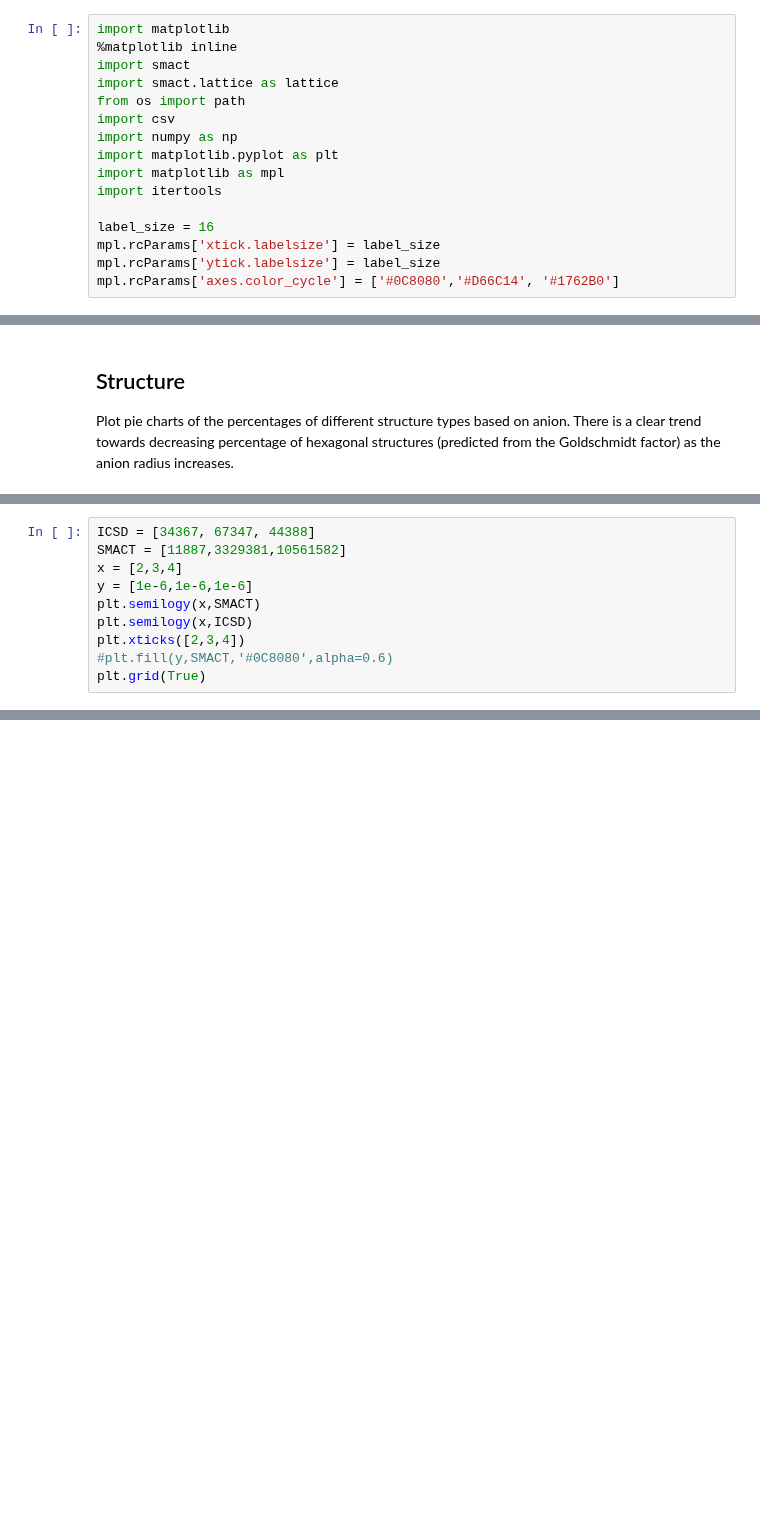
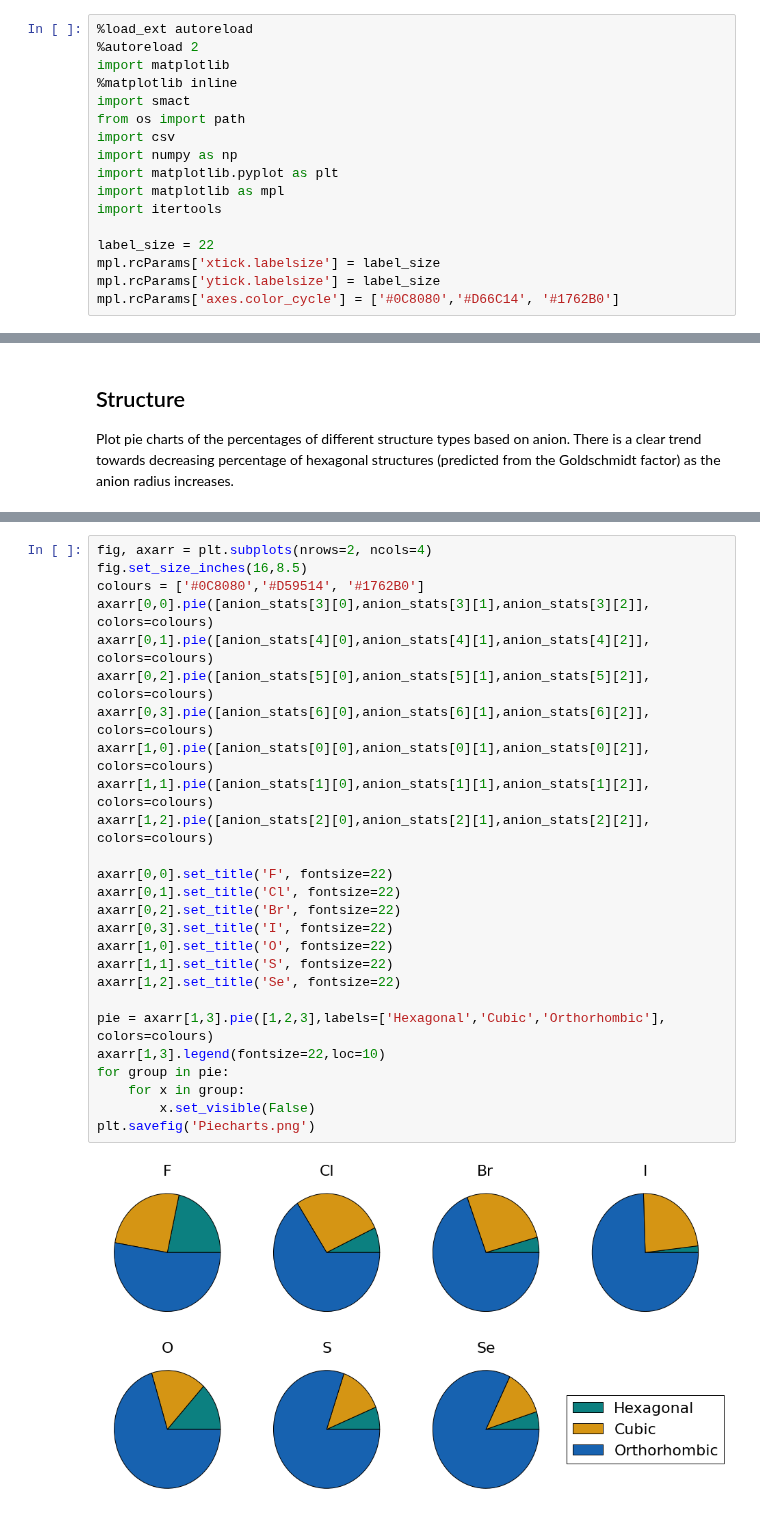
Before and after one commit to WMD-group/SMACT, a Jupyter notebook: examples/PerovskiteSpace/WorkedExample.ipynb, the cells around one changed output, grey strips where cells are left out. Drawn from its saved outputs; the diff is of its cells as text; blank space fills up the shorter version.

```diff
--- a/examples/PerovskiteSpace/WorkedExample.ipynb
+++ b/examples/PerovskiteSpace/WorkedExample.ipynb
@@ -9,8 +11,9 @@ In this example using SMACT we search the compositional space of possible perovs
 # %%
+%load_ext autoreload
+%autoreload 2
 import matplotlib
 %matplotlib inline
 import smact
-import smact.lattice as lattice
 from os import path
 import csv
 import numpy as np
@@ -18,7 +21,7 @@ import matplotlib.pyplot as plt
 import matplotlib as mpl
 import itertools
 
-label_size = 16
+label_size = 22
 mpl.rcParams['xtick.labelsize'] = label_size
 mpl.rcParams['ytick.labelsize'] = label_size
 mpl.rcParams['axes.color_cycle'] = ['#0C8080','#D66C14', '#1762B0']
@@ -201,12 +217,2 @@ for i, a in enumerate(enviros):
 0.0
 0.0
-# %%
-ICSD = [34367, 67347, 44388]
-SMACT = [11887,3329381,10561582]
-x = [2,3,4]
-y = [1e-6,1e-6,1e-6]
-plt.semilogy(x,SMACT)
-plt.semilogy(x,ICSD)
-plt.xticks([2,3,4])
-#plt.fill(y,SMACT,'#0C8080',alpha=0.6)
-plt.grid(True)
@@ -214,0 +219,28 @@ plt.grid(True)
+# %%
+fig, axarr = plt.subplots(nrows=2, ncols=4)
+fig.set_size_inches(16,8.5)
+colours = ['#0C8080','#D59514', '#1762B0']
+axarr[0,0].pie([anion_stats[3][0],anion_stats[3][1],anion_stats[3][2]], colors=colours)
+axarr[0,1].pie([anion_stats[4][0],anion_stats[4][1],anion_stats[4][2]], colors=colours)
+axarr[0,2].pie([anion_stats[5][0],anion_stats[5][1],anion_stats[5][2]], colors=colours)
+axarr[0,3].pie([anion_stats[6][0],anion_stats[6][1],anion_stats[6][2]], colors=colours)
+axarr[1,0].pie([anion_stats[0][0],anion_stats[0][1],anion_stats[0][2]], colors=colours)
+axarr[1,1].pie([anion_stats[1][0],anion_stats[1][1],anion_stats[1][2]], colors=colours)
+axarr[1,2].pie([anion_stats[2][0],anion_stats[2][1],anion_stats[2][2]], colors=colours)
+
+axarr[0,0].set_title('F', fontsize=22)
+axarr[0,1].set_title('Cl', fontsize=22)
+axarr[0,2].set_title('Br', fontsize=22)
+axarr[0,3].set_title('I', fontsize=22)
+axarr[1,0].set_title('O', fontsize=22)
+axarr[1,1].set_title('S', fontsize=22)
+axarr[1,2].set_title('Se', fontsize=22)
+
+pie = axarr[1,3].pie([1,2,3],labels=['Hexagonal','Cubic','Orthorhombic'], colors=colours)
+axarr[1,3].legend(fontsize=22,loc=10)
+for group in pie:
+    for x in group:
+        x.set_visible(False)
+plt.savefig('Piecharts.png')
+# %% [output]
+[figure, added]
```
Also changed, not shown: parts of 11 cells of this notebook.
